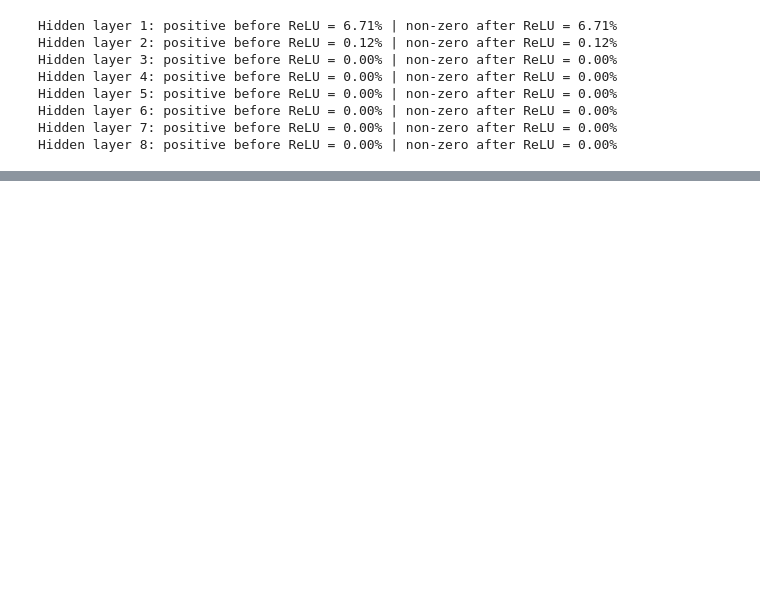
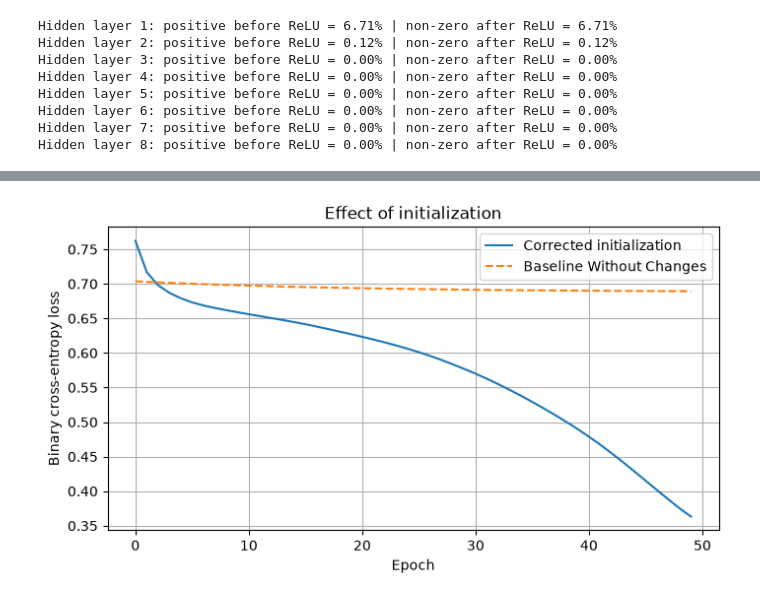
Before and after one commit to dancmartin11/aigc-5500-lab-02-making-training-work, a Jupyter notebook: daniel_alejandro_castillo_martin_LAB2.ipynb, the cells around one changed output, grey strips where cells are left out. Saved outputs shown, nothing was run; the diff lists cells and outputs as text; code cells hidden in the pictures; blank space fills up the shorter version.

```diff
--- a/daniel_alejandro_castillo_martin_LAB2.ipynb
+++ b/daniel_alejandro_castillo_martin_LAB2.ipynb
@@ -182,0 +248,23 @@ Hidden layer 8: positive before ReLU = 0.00% | non-zero after ReLU = 0.00%
+# %%
+# Empty list to store losses
+initialization_losses = []
+
+# Training loop for initialization model
+for epoch in range(50):
+    # Zero the gradients
+    initialization_optimizer.zero_grad()
+
+    # Compute logits and loss
+    logits = initialization_model(x).squeeze(-1)
+    loss = nn.functional.binary_cross_entropy_with_logits(logits, y)
+
+    # Backward pass and optimization step
+    loss.backward()
+    initialization_optimizer.step()
+
+    # Store the loss
+    initialization_losses.append(loss.item())
+
+    # Print loss every 10 epochs or final epoch
+    if epoch % 10 == 0 or epoch == 49:
+        print(f"epoch {round(epoch, 3)}   loss = {round(loss.item(), 4)}")
@@ -182,0 +278,20 @@ Hidden layer 8: positive before ReLU = 0.00% | non-zero after ReLU = 0.00%
+# %%
+# Plot loss curve for initialization model
+plt.figure(figsize = (8, 4))
+plt.plot(range(50),initialization_losses, label = 'Corrected initialization')
+plt.plot(range(50), baseline_losses, linestyle = '--', label = 'Baseline Without Changes')
+
+# Plot customizations
+plt.xlabel('Epoch')
+plt.ylabel('Binary cross-entropy loss')
+plt.title('Effect of initialization')
+plt.legend()
+plt.grid()
+plt.show()
+
+# Print final loss and change
+print(f'Baseline final loss: {round(baseline_losses[-1], 6)}')
+print(f'Initialization final loss: {round(initialization_losses[-1], 6)}')
+print('Change in final loss: 'f'{round(initialization_losses[-1] - baseline_losses[-1], 6)}')
+# %% [output]
+[figure, added]
```
Also changed, not shown: parts of 29 cells of this notebook, 1 other file.
